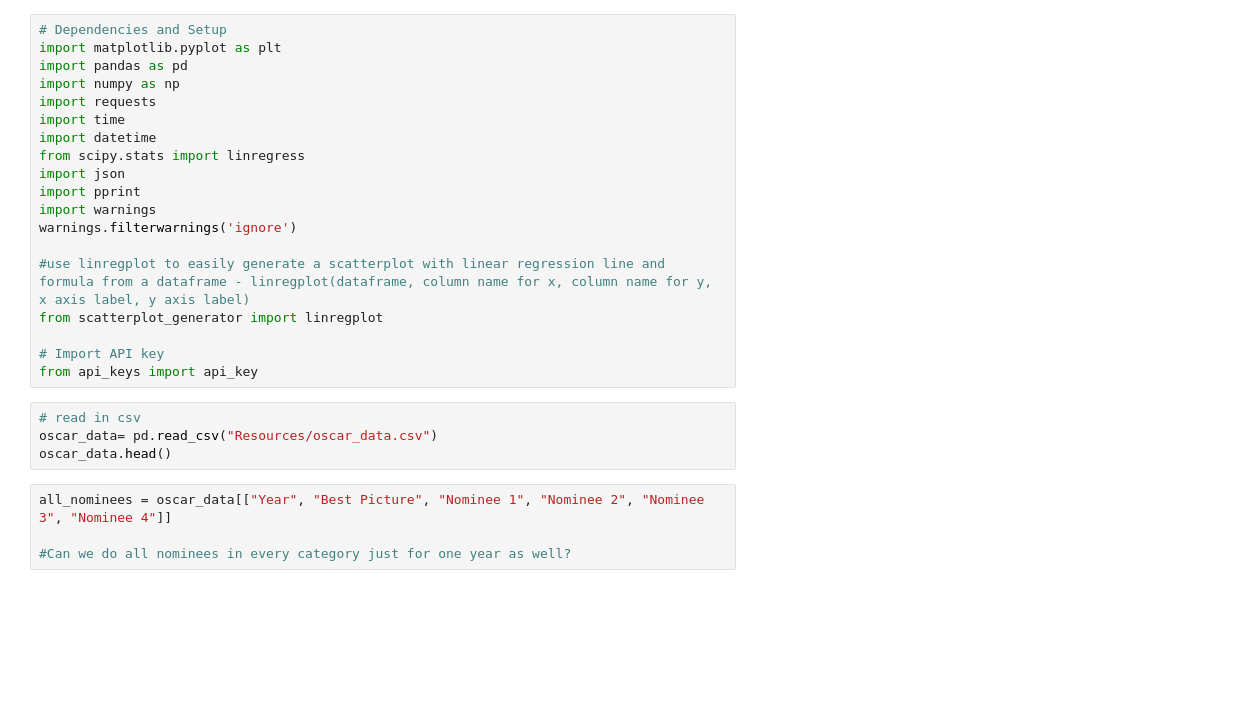
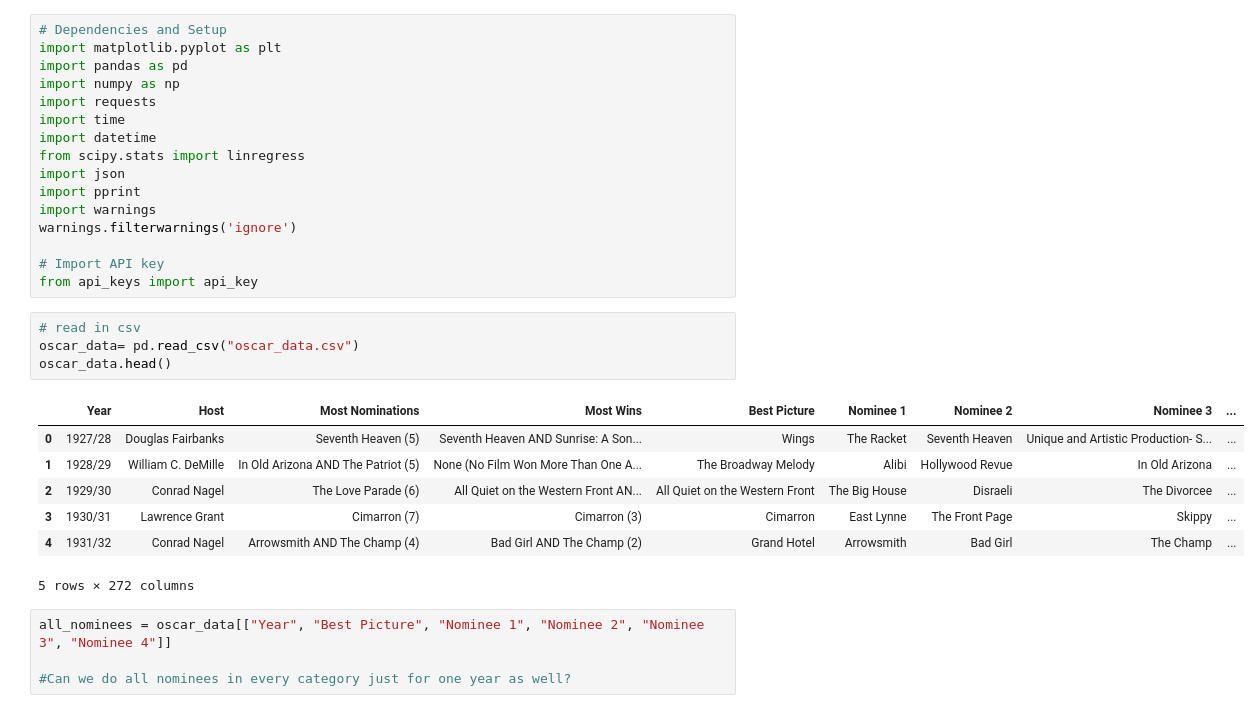
Before and after one commit to jamieah80/group-project-one, a Jupyter notebook: main.ipynb, the cells around one changed output. Cells and saved outputs as stored; diff of their text form; blank space fills up the shorter version.

```diff
--- a/main.ipynb
+++ b/main.ipynb
@@ -12,15 +12,20 @@ import pprint
 import warnings
 warnings.filterwarnings('ignore')
 
-#use linregplot to easily generate a scatterplot with linear regression line and formula from a dataframe - linregplot(dataframe, column name for x, column name for y, x axis label, y axis label)
-from scatterplot_generator import linregplot
-
 # Import API key
 from api_keys import api_key
 # %%
 # read in csv
-oscar_data= pd.read_csv("Resources/oscar_data.csv")
+oscar_data= pd.read_csv("oscar_data.csv")
 oscar_data.head()
+# %% [output]
+|  | Year | Host | Most Nominations | Most Wins | Best Picture | Nominee 1 | Nominee 2 | Nominee 3 | ... |
+| 0 | 1927/28 | Douglas Fairbanks | Seventh Heaven (5) | Seventh Heaven AND Sunrise: A Son... | Wings | The Racket | Seventh Heaven | Unique and Artistic Production- S... | ... |
+| 1 | 1928/29 | William C. DeMille | In Old Arizona AND The Patriot (5) | None (No Film Won More Than One A... | The Broadway Melody | Alibi | Hollywood Revue | In Old Arizona | ... |
+| 2 | 1929/30 | Conrad Nagel | The Love Parade (6) | All Quiet on the Western Front AN... | All Quiet on the Western Front | The Big House | Disraeli | The Divorcee | ... |
+| 3 | 1930/31 | Lawrence Grant | Cimarron (7) | Cimarron (3) | Cimarron | East Lynne | The Front Page | Skippy | ... |
+| 4 | 1931/32 | Conrad Nagel | Arrowsmith AND The Champ (4) | Bad Girl AND The Champ (2) | Grand Hotel | Arrowsmith | Bad Girl | The Champ | ... |
+5 rows × 272 columns
 # %%
 all_nominees = oscar_data[["Year", "Best Picture", "Nominee 1", "Nominee 2", "Nominee 3", "Nominee 4"]]
 
```
Also changed, not shown: parts of 15 cells of this notebook, 2 other files.
